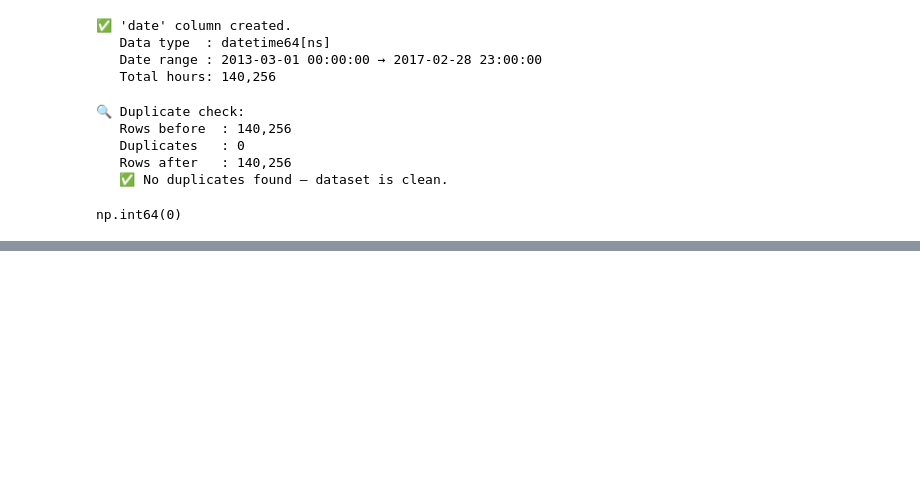
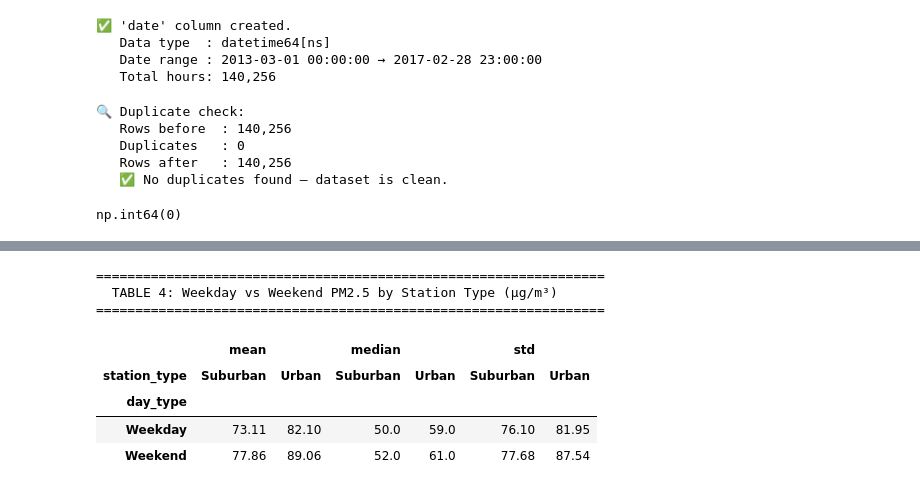
Before and after one commit to oyegokeademola25-beep/ASSESSMENT_DATA_SET, a Jupyter notebook: Copy_of_CMP7001_Assessment.ipynb, the cells around one changed output, grey strips where cells are left out. Saved outputs shown, nothing was run; the diff lists cells and outputs as text; code cells hidden in the pictures; blank space fills up the shorter version.

```diff
--- a/Copy_of_CMP7001_Assessment.ipynb
+++ b/Copy_of_CMP7001_Assessment.ipynb
@@ -506,0 +615,24 @@ np.int64(0)
+# %%
+# =============================================================================
+#  FEATURE ENGINEERING — STATION TYPE (Urban vs Suburban)
+# =============================================================================
+# Classifying stations as Urban or Suburban is central to our comparative
+# analysis. This classification follows Xu & Zhang (2004) and Yao et al. (2015):
+#
+#   Urban    → Dongsi, Tiantan (inner-city, high emission density)
+#   Suburban → Shunyi, Huairou (outer districts, lower local emission density)
+#
+# Adding this as a column allows direct group-by and visual comparisons
+# between the two environment types throughout the analysis.
+# =============================================================================
+
+station_type_map = {
+    'Dongsi' : 'Urban',
+    'Tiantan': 'Urban',
+    'Shunyi' : 'Suburban',
+    'Huairou': 'Suburban'
+}
+df['station_type'] = df['station'].map(station_type_map)
+
+print("✅ 'station_type' feature created.")
+print(df['station_type'].value_counts().to_string())
@@ -506,0 +831,30 @@ np.int64(0)
+# %%
+# =============================================================================
+# TABLE 4: WEEKDAY vs WEEKEND BY STATION TYPE
+# =============================================================================
+# This extended table examines whether the weekend effect is more pronounced
+# in urban areas (where traffic reductions are largest) vs suburban areas
+# (where weekend activity changes may be smaller).
+# =============================================================================
+
+daytype_by_type = df.pivot_table(
+    values='PM2.5',
+    index='day_type',
+    columns='station_type',
+    aggfunc=['mean','median','std'],
+    observed=True
+).round(2)
+
+print("=" * 65)
+print("  TABLE 4: Weekday vs Weekend PM2.5 by Station Type (µg/m³)")
+print("=" * 65)
+display(daytype_by_type)
+# %% [output]
+=================================================================
+  TABLE 4: Weekday vs Weekend PM2.5 by Station Type (µg/m³)
+=================================================================
+|  | mean |  | median |  | std |  |
+| station_type | Suburban | Urban | Suburban | Urban | Suburban | Urban |
+| day_type |  |  |  |  |  |  |
+| Weekday | 73.11 | 82.10 | 50.0 | 59.0 | 76.10 | 81.95 |
+| Weekend | 77.86 | 89.06 | 52.0 | 61.0 | 77.68 | 87.54 |
```
Also changed, not shown: parts of 20 cells of this notebook.
